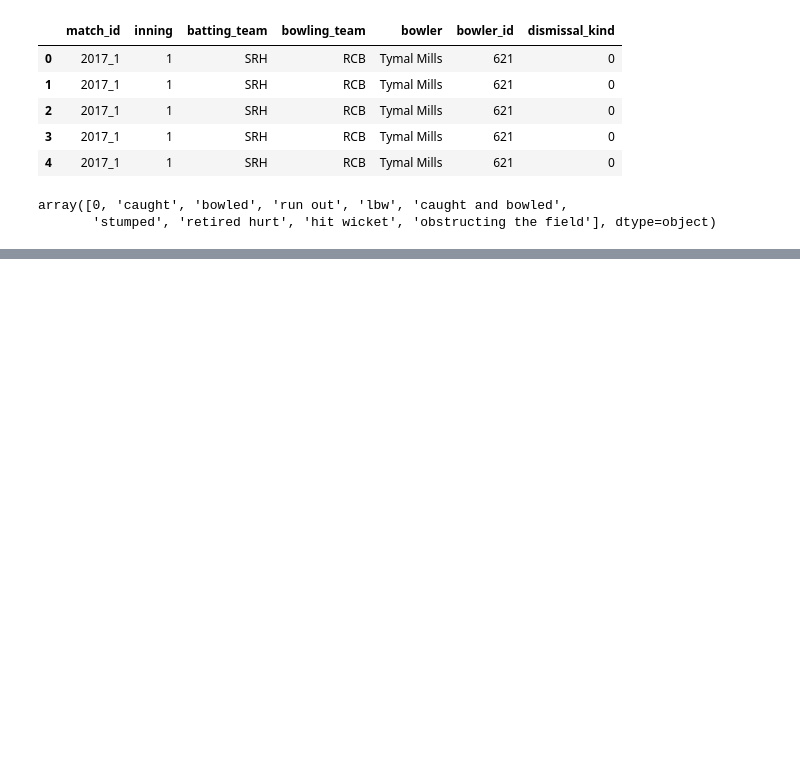
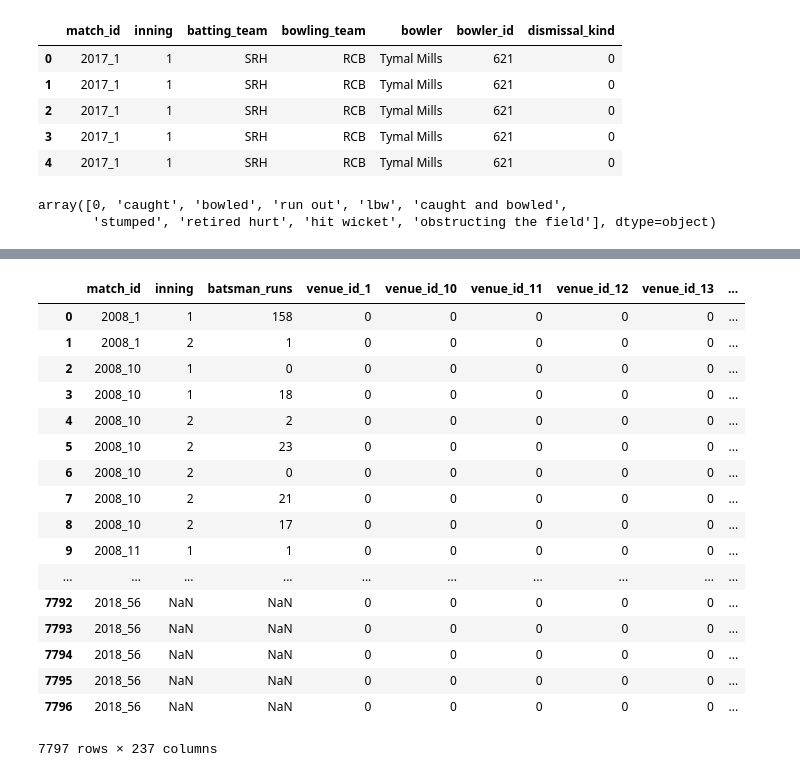
Before and after one commit to venugopalshetty1/datahackIPL, a Jupyter notebook: prediction_preprocessing.ipynb, the cells around one changed output, grey strips where cells are left out. Drawn from its saved outputs; the diff is of its cells as text; code cells hidden in the pictures; blank space fills up the shorter version.

```diff
--- a/prediction_preprocessing.ipynb
+++ b/prediction_preprocessing.ipynb
@@ -88,0 +234,12 @@ from sklearn.tree import DecisionTreeRegressor
+# %%
+##### combining venues dummy variables.
+final_combined_data=pa.concat([combined_data,venuues],axis=1)
+# %%
+#### combinng batting teams dummy variables.
+final_combined_data=pa.concat([final_combined_data,batting_dummy_variables],axis=1)
+# %%
+#### Combining player dummy varibles.
+
+final_combined_data=pa.concat([final_combined_data,batting_players_dummy],axis=1)
+# %%
+final_combined_data=final_combined_data.reset_index()
@@ -88,0 +254,21 @@ from sklearn.tree import DecisionTreeRegressor
+# %%
+final_combined_data
+# %% [output]
+|  | match_id | inning | batsman_runs | venue_id_1 | venue_id_10 | venue_id_11 | venue_id_12 | venue_id_13 | ... |
+| 0 | 2008_1 | 1 | 158 | 0 | 0 | 0 | 0 | 0 | ... |
+| 1 | 2008_1 | 2 | 1 | 0 | 0 | 0 | 0 | 0 | ... |
+| 2 | 2008_10 | 1 | 0 | 0 | 0 | 0 | 0 | 0 | ... |
+| 3 | 2008_10 | 1 | 18 | 0 | 0 | 0 | 0 | 0 | ... |
+| 4 | 2008_10 | 2 | 2 | 0 | 0 | 0 | 0 | 0 | ... |
+| 5 | 2008_10 | 2 | 23 | 0 | 0 | 0 | 0 | 0 | ... |
+| 6 | 2008_10 | 2 | 0 | 0 | 0 | 0 | 0 | 0 | ... |
+| 7 | 2008_10 | 2 | 21 | 0 | 0 | 0 | 0 | 0 | ... |
+| 8 | 2008_10 | 2 | 17 | 0 | 0 | 0 | 0 | 0 | ... |
+| 9 | 2008_11 | 1 | 1 | 0 | 0 | 0 | 0 | 0 | ... |
+| ... | ... | ... | ... | ... | ... | ... | ... | ... | ... |
+| 7792 | 2018_56 | NaN | NaN | 0 | 0 | 0 | 0 | 0 | ... |
+| 7793 | 2018_56 | NaN | NaN | 0 | 0 | 0 | 0 | 0 | ... |
+| 7794 | 2018_56 | NaN | NaN | 0 | 0 | 0 | 0 | 0 | ... |
+| 7795 | 2018_56 | NaN | NaN | 0 | 0 | 0 | 0 | 0 | ... |
+| 7796 | 2018_56 | NaN | NaN | 0 | 0 | 0 | 0 | 0 | ... |
+7797 rows × 237 columns
```
Also changed, not shown: parts of 76 cells of this notebook.
